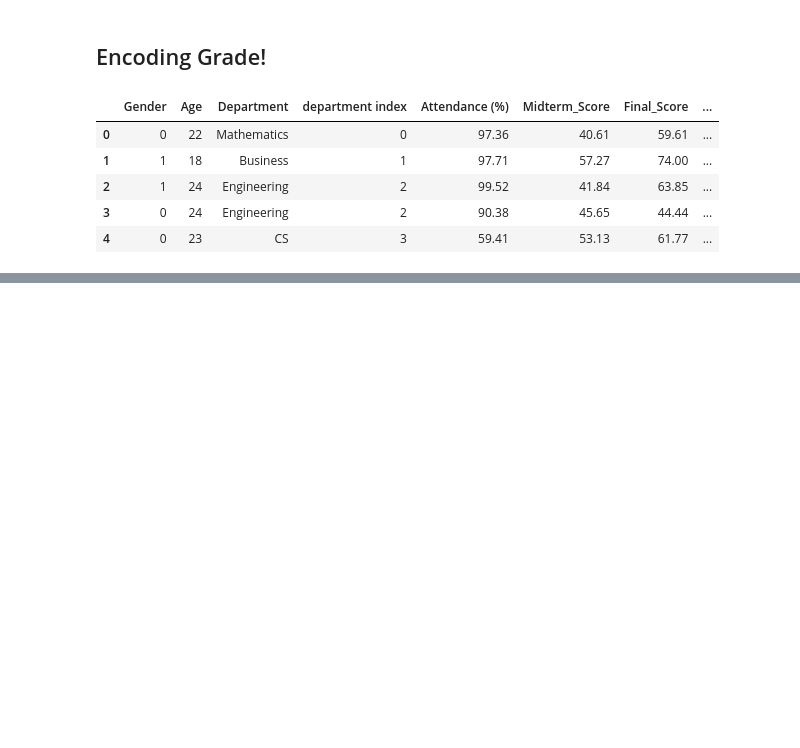
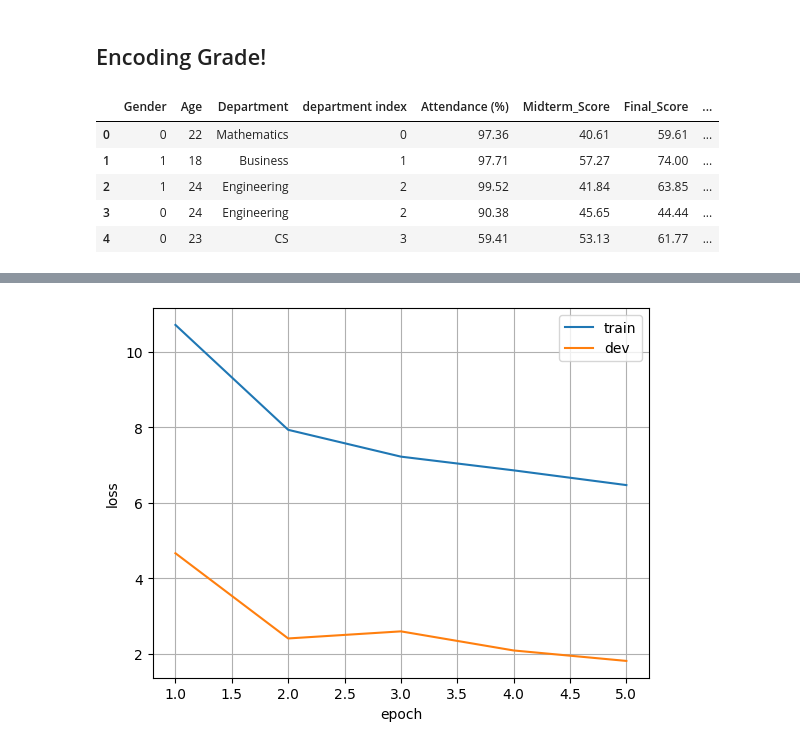
Before and after one commit to tylergarf/CSC396_Course_Coach, a Jupyter notebook: Data_Cleaning_Code.ipynb, the cells around one changed output, grey strips where cells are left out. Cells and saved outputs as stored; diff of their text form; code cells hidden in the pictures; blank space fills up the shorter version.

Commit message:
Added starter model code

```diff
--- a/Data_Cleaning_Code.ipynb
+++ b/Data_Cleaning_Code.ipynb
@@ -141,7 +141,7 @@ education_data
 ## Encoding Grade!
 # %%
 # Low = 1, Medium = 2, High = 3
-mapper = {'A': 1, 'B': 2, 'C': 3, 'D':4,'E':5,'F':6}
+mapper = {'A': 0, 'B': 1, 'C': 2, 'D':3,'E':4,'F':5}
 
 education_data['Grade'] = (
     education_data['Grade']
@@ -174,5 +174,5 @@ class MyDataset(Dataset):
     def __getitem__(self, index):
         row = self.df.iloc[index]
         x = torch.tensor(row[self.feature_cols].to_numpy(dtype=np.float32), dtype=torch.float32)
-        y = torch.tensor(row[self.target_col], dtype=torch.long)  # long for classification
+        y = torch.tensor(row[self.target_col[0]], dtype=torch.long)  # long for classification
         return x, y
@@ -209,3 +179,14 @@ array([97.36, 10.3 ], dtype=float32)
 # %%
-dataSet[0]
+from sklearn.model_selection import train_test_split
+train_df, test_df = train_test_split(education_data, train_size=0.8)
+train_df,dev_df = train_test_split(train_df, train_size=0.8)
+
+train_df.reset_index(inplace=True)
+dev_df.reset_index(inplace=True)
+test_df.reset_index(inplace=True)
+
+
+print(f'train rows: {len(train_df.index):,}')
+print(f'dev rows: {len(dev_df.index):,}')
+print(f'test rows: {len(test_df.index):,}')
 # %% [output]
@@ -212,0 +196,17 @@ dataSet[0]
+# %%
+from torch import nn
+import torch.nn.functional as F
+
+class Model(nn.Module):
+    def __init__(self, input_dim, hidden_dim, output_dim, dropout):
+        super().__init__()
+        self.layers = nn.Sequential(
+            nn.Dropout(dropout),
+            nn.Linear(input_dim, hidden_dim),
+            nn.ReLU(),
+            nn.Dropout(dropout),
+            nn.Linear(hidden_dim, output_dim),
+        )
+
+    def forward(self, x):
+        return self.layers(x)
@@ -212,0 +308,13 @@ dataSet[0]
+# %%
+import matplotlib.pyplot as plt
+
+x = np.arange(n_epochs) + 1
+
+plt.plot(x, train_loss)
+plt.plot(x, dev_loss)
+plt.legend(['train', 'dev'])
+plt.xlabel('epoch')
+plt.ylabel('loss')
+plt.grid(True)
+# %% [output]
+[figure, added]
```
Also changed, not shown: parts of 5 cells of this notebook.
